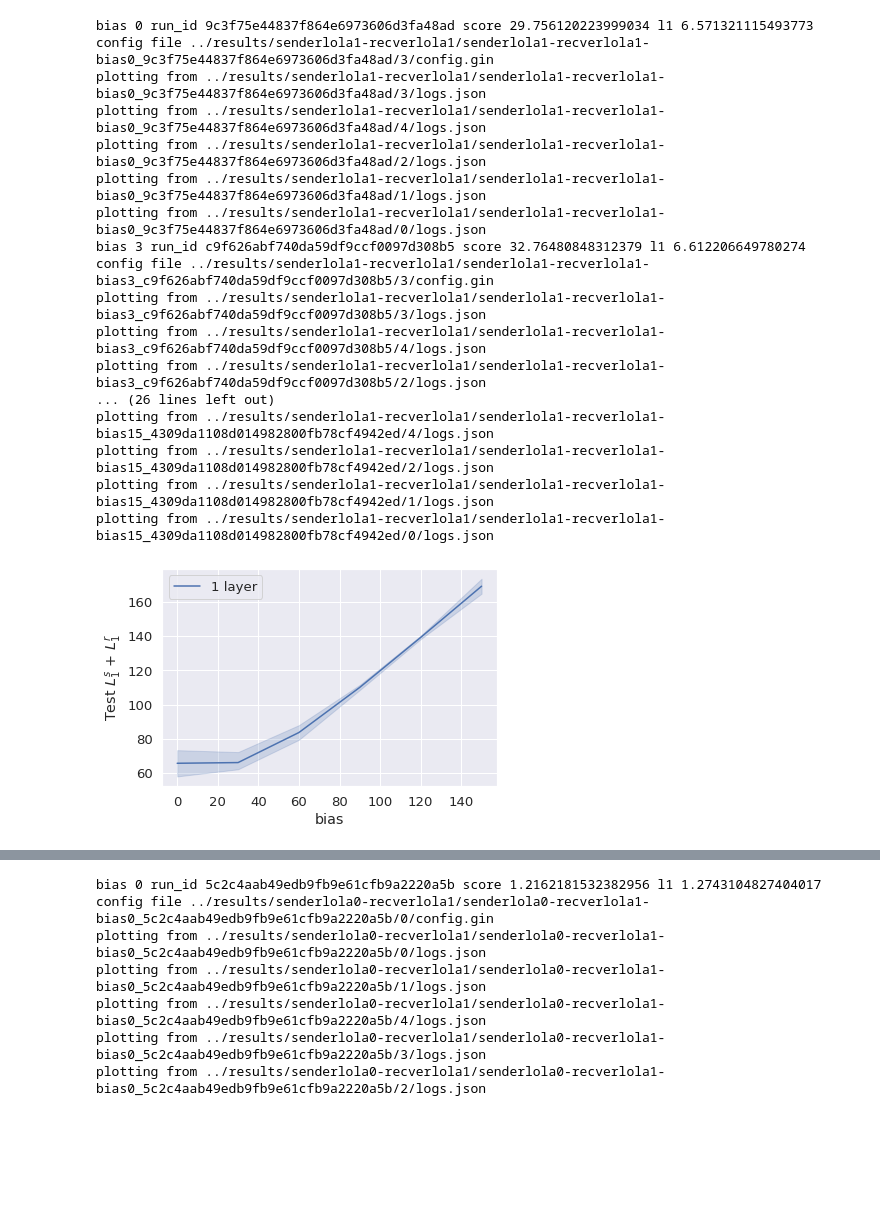
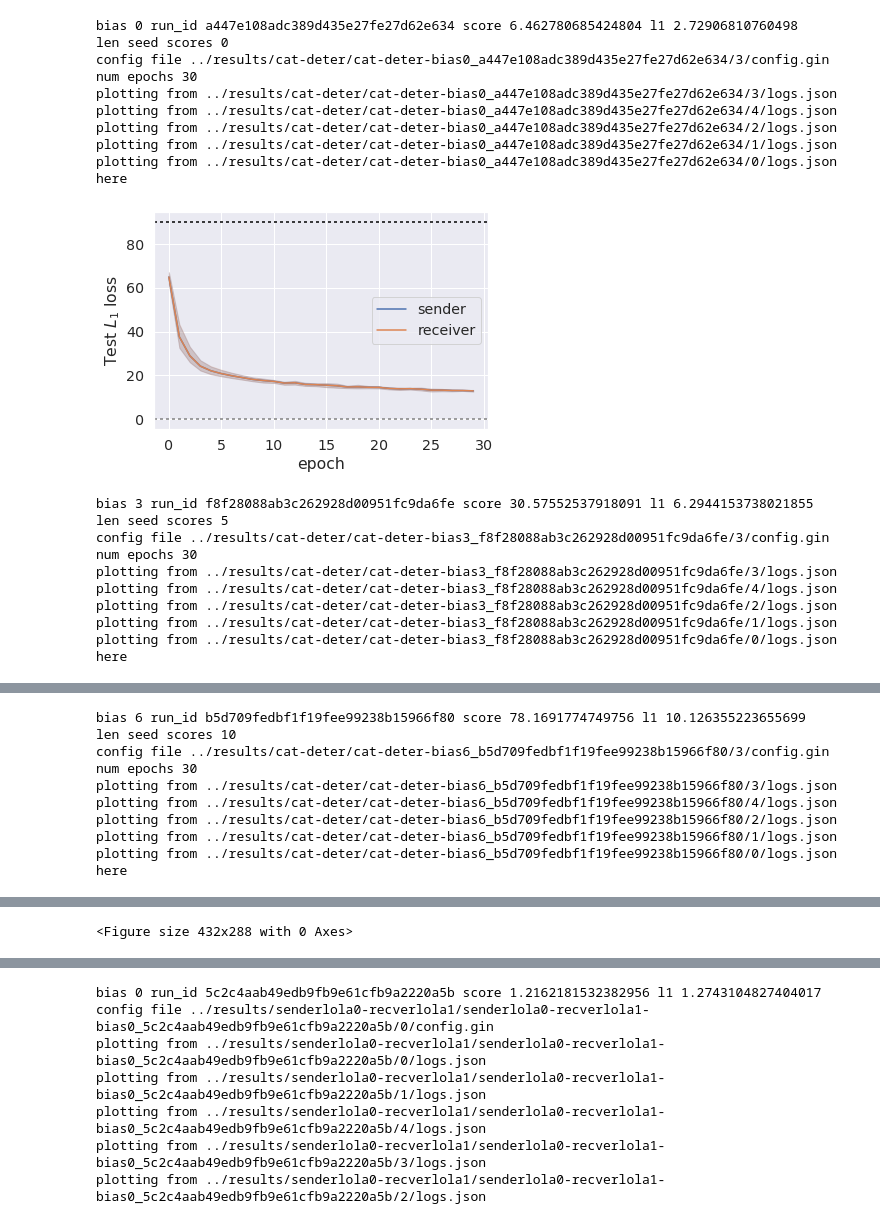
Before and after one commit to mnoukhov/emergent-compete, a Jupyter notebook: notebooks/Best Runs per Bias Plot.ipynb, the cells around one changed output, grey strips where cells are left out. Cells and saved outputs as stored; diff of their text form; code cells hidden in the pictures; blank space fills up the shorter version.

```diff
--- a/notebooks/Best Runs per Bias Plot.ipynb
+++ b/notebooks/Best Runs per Bias Plot.ipynb
@@ -129,15 +138,18 @@ def plot_hyperparam_results(results_dir, label=None, savepath=None, show=True):
 
 # logpath = '../results/marg-deter'
 resultspath = Path('../results/cat-deter')
-lolapath = Path('../results/senderlola1-recverlola1')
-lola2path = Path('../results/senderlola2-recverlola2')
+results2path = Path('../results/gauss-deter-3')
+# lolapath = Path('../results/senderlola1-recverlola1-extended')
+# lola2path = Path('../results/senderlola2-recverlola2-extended')
 
 
 with sns.plotting_context('paper'):
     sns.set(font_scale=1.2)
 
-    plt.title(f'1 Layer')
-    plot_hyperparam_results(resultspath, 'Regular', resultspath / 'plots', show=False)
-    plot_hyperparam_results(lolapath, 'LOLA', resultspath / 'plots', show=False)
-    plot_hyperparam_results(lola2path, 'LOLA2', resultspath / 'plots', show=False)
+#     plt.title(f'1 Layer')
+    plot_hyperparam_results(resultspath, 'discrete', resultspath / 'plots', last_epochs=10, show=False)
+    plot_hyperparam_results(results2path, 'continuous', results2path / 'plots', last_epochs=10, show=False)
+
+#     plot_hyperparam_results(lolapath, 'LOLA', resultspath / 'plots', last_epochs=30, show=False)
+#     plot_hyperparam_results(lola2path, 'LOLA2', resultspath / 'plots', show=False)
 # %% [output]
@@ -162,28 +186,40 @@ plotting from ../results/senderlola2-recverlola2/senderlola2-recverlola2-bias15_
 # %%
-resultspath = Path('../results/senderlola1-recverlola1')
+# ## REINFORCE - DETERMINISTIC L1
+# resultspath = Path('../results/cat-deter-l1')
+# with sns.plotting_context('paper'):
+#     sns.set(font_scale=1.3)
 
+# #     plt.title(f'LOLA-{i}')
+# #     plot(logpath)
+#     plot_hyperparam_results(resultspath, 'REINFORCE-Deterministic', resultspath / 'plots')
+
+## REINFORCE - DETERMINISTIC L2
+resultspath = Path('../results/cat-deter')
 with sns.plotting_context('paper'):
-    sns.set(font_scale=1.2)
+    sns.set(font_scale=1.3)
 
 #     plt.title(f'LOLA-{i}')
 #     plot(logpath)
-    plot_hyperparam_results(resultspath, '1 layer', resultspath / 'plots', show=False)
+    plot_hyperparam_results(resultspath, 'REINFORCE-Deterministic', resultspath / 'plots')
 # %% [output]
-bias 0 run_id 9c3f75e44837f864e6973606d3fa48ad score 29.756120223999034 l1 6.571321115493773
-config file ../results/senderlola1-recverlola1/senderlola1-recverlola1-bias0_9c3f75e44837f864e6973606d3fa48ad/3/config.gin
-plotting from ../results/senderlola1-recverlola1/senderlola1-recverlola1-bias0_9c3f75e44837f864e6973606d3fa48ad/3/logs.json
-plotting from ../results/senderlola1-recverlola1/senderlola1-recverlola1-bias0_9c3f75e44837f864e6973606d3fa48ad/4/logs.json
-plotting from ../results/senderlola1-recverlola1/senderlola1-recverlola1-bias0_9c3f75e44837f864e6973606d3fa48ad/2/logs.json
-plotting from ../results/senderlola1-recverlola1/senderlola1-recverlola1-bias0_9c3f75e44837f864e6973606d3fa48ad/1/logs.json
-plotting from ../results/senderlola1-recverlola1/senderlola1-recverlola1-bias0_9c3f75e44837f864e6973606d3fa48ad/0/logs.json
-bias 3 run_id c9f626abf740da59df9ccf0097d308b5 score 32.76480848312379 l1 6.612206649780274
-config file ../results/senderlola1-recverlola1/senderlola1-recverlola1-bias3_c9f626abf740da59df9ccf0097d308b5/3/config.gin
-plotting from ../results/senderlola1-recverlola1/senderlola1-recverlola1-bias3_c9f626abf740da59df9ccf0097d308b5/3/logs.json
-plotting from ../results/senderlola1-recverlola1/senderlola1-recverlola1-bias3_c9f626abf740da59df9ccf0097d308b5/4/logs.json
-plotting from ../results/senderlola1-recverlola1/senderlola1-recverlola1-bias3_c9f626abf740da59df9ccf0097d308b5/2/logs.json
-... (26 lines left out)
-plotting from ../results/senderlola1-recverlola1/senderlola1-recverlola1-bias15_4309da1108d014982800fb78cf4942ed/4/logs.json
-plotting from ../results/senderlola1-recverlola1/senderlola1-recverlola1-bias15_4309da1108d014982800fb78cf4942ed/2/logs.json
-plotting from ../results/senderlola1-recverlola1/senderlola1-recverlola1-bias15_4309da1108d014982800fb78cf4942ed/1/logs.json
-plotting from ../results/senderlola1-recverlola1/senderlola1-recverlola1-bias15_4309da1108d014982800fb78cf4942ed/0/logs.json
+bias 0 run_id a447e108adc389d435e27fe27d62e634 score 6.462780685424804 l1 2.72906810760498
+len seed scores 0
+config file ../results/cat-deter/cat-deter-bias0_a447e108adc389d435e27fe27d62e634/3/config.gin
+num epochs 30
+plotting from ../results/cat-deter/cat-deter-bias0_a447e108adc389d435e27fe27d62e634/3/logs.json
+plotting from ../results/cat-deter/cat-deter-bias0_a447e108adc389d435e27fe27d62e634/4/logs.json
+plotting from ../results/cat-deter/cat-deter-bias0_a447e108adc389d435e27fe27d62e634/2/logs.json
+plotting from ../results/cat-deter/cat-deter-bias0_a447e108adc389d435e27fe27d62e634/1/logs.json
+plotting from ../results/cat-deter/cat-deter-bias0_a447e108adc389d435e27fe27d62e634/0/logs.json
+here
-[figure, old version]
+[figure, new version]
+bias 3 run_id f8f28088ab3c262928d00951fc9da6fe score 30.57552537918091 l1 6.2944153738021855
+len seed scores 5
+config file ../results/cat-deter/cat-deter-bias3_f8f28088ab3c262928d00951fc9da6fe/3/config.gin
+num epochs 30
+plotting from ../results/cat-deter/cat-deter-bias3_f8f28088ab3c262928d00951fc9da6fe/3/logs.json
+plotting from ../results/cat-deter/cat-deter-bias3_f8f28088ab3c262928d00951fc9da6fe/4/logs.json
+plotting from ../results/cat-deter/cat-deter-bias3_f8f28088ab3c262928d00951fc9da6fe/2/logs.json
+plotting from ../results/cat-deter/cat-deter-bias3_f8f28088ab3c262928d00951fc9da6fe/1/logs.json
+plotting from ../results/cat-deter/cat-deter-bias3_f8f28088ab3c262928d00951fc9da6fe/0/logs.json
+here
@@ -189,0 +227,10 @@ plotting from ../results/senderlola1-recverlola1/senderlola1-recverlola1-bias15_
+bias 6 run_id b5d709fedbf1f19fee99238b15966f80 score 78.1691774749756 l1 10.126355223655699
+len seed scores 10
+config file ../results/cat-deter/cat-deter-bias6_b5d709fedbf1f19fee99238b15966f80/3/config.gin
+num epochs 30
+plotting from ../results/cat-deter/cat-deter-bias6_b5d709fedbf1f19fee99238b15966f80/3/logs.json
+plotting from ../results/cat-deter/cat-deter-bias6_b5d709fedbf1f19fee99238b15966f80/4/logs.json
+plotting from ../results/cat-deter/cat-deter-bias6_b5d709fedbf1f19fee99238b15966f80/2/logs.json
+plotting from ../results/cat-deter/cat-deter-bias6_b5d709fedbf1f19fee99238b15966f80/1/logs.json
+plotting from ../results/cat-deter/cat-deter-bias6_b5d709fedbf1f19fee99238b15966f80/0/logs.json
+here
@@ -189,0 +272 @@ plotting from ../results/senderlola1-recverlola1/senderlola1-recverlola1-bias15_
+<Figure size 432x288 with 0 Axes>
```
Also changed, not shown: parts of 17 cells of this notebook, 2 other files.
